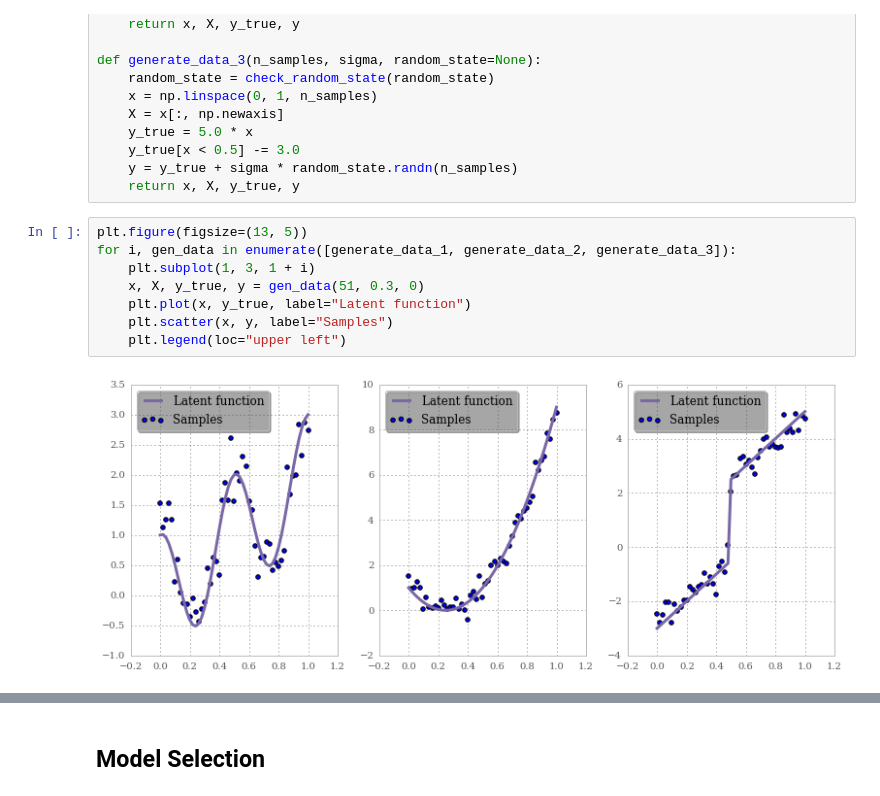
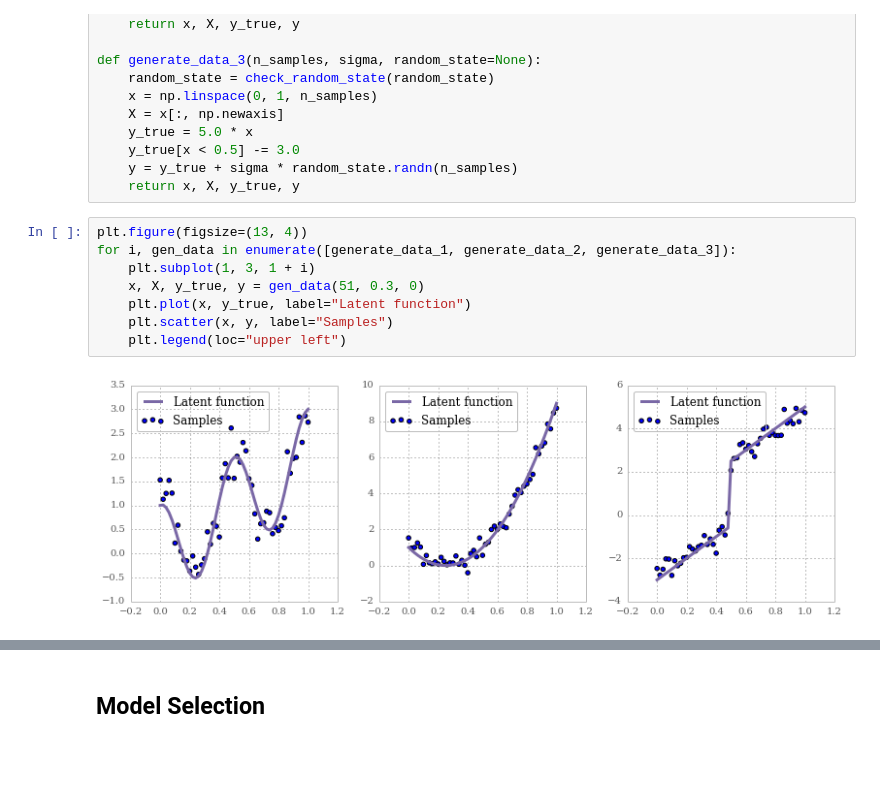
Before and after one commit to AlexanderFabisch/regression-tutorial, a Jupyter notebook: regression.ipynb, the cells around one changed output, grey strips where cells are left out. Cells and saved outputs as stored; diff of their text form; blank space fills up the shorter version.

```diff
--- a/regression.ipynb
+++ b/regression.ipynb
@@ -535,13 +575,13 @@ def generate_data_3(n_samples, sigma, random_state=None):
     y = y_true + sigma * random_state.randn(n_samples)
     return x, X, y_true, y
 # %%
-plt.figure(figsize=(13, 5))
+plt.figure(figsize=(13, 4))
 for i, gen_data in enumerate([generate_data_1, generate_data_2, generate_data_3]):
     plt.subplot(1, 3, 1 + i)
     x, X, y_true, y = gen_data(51, 0.3, 0)
     plt.plot(x, y_true, label="Latent function")
     plt.scatter(x, y, label="Samples")
     plt.legend(loc="upper left")
 # %% [output]
-[figure, old version]
+[figure, new version]
 # %%
```
Also changed, not shown: parts of 38 cells of this notebook, 1 other file.
